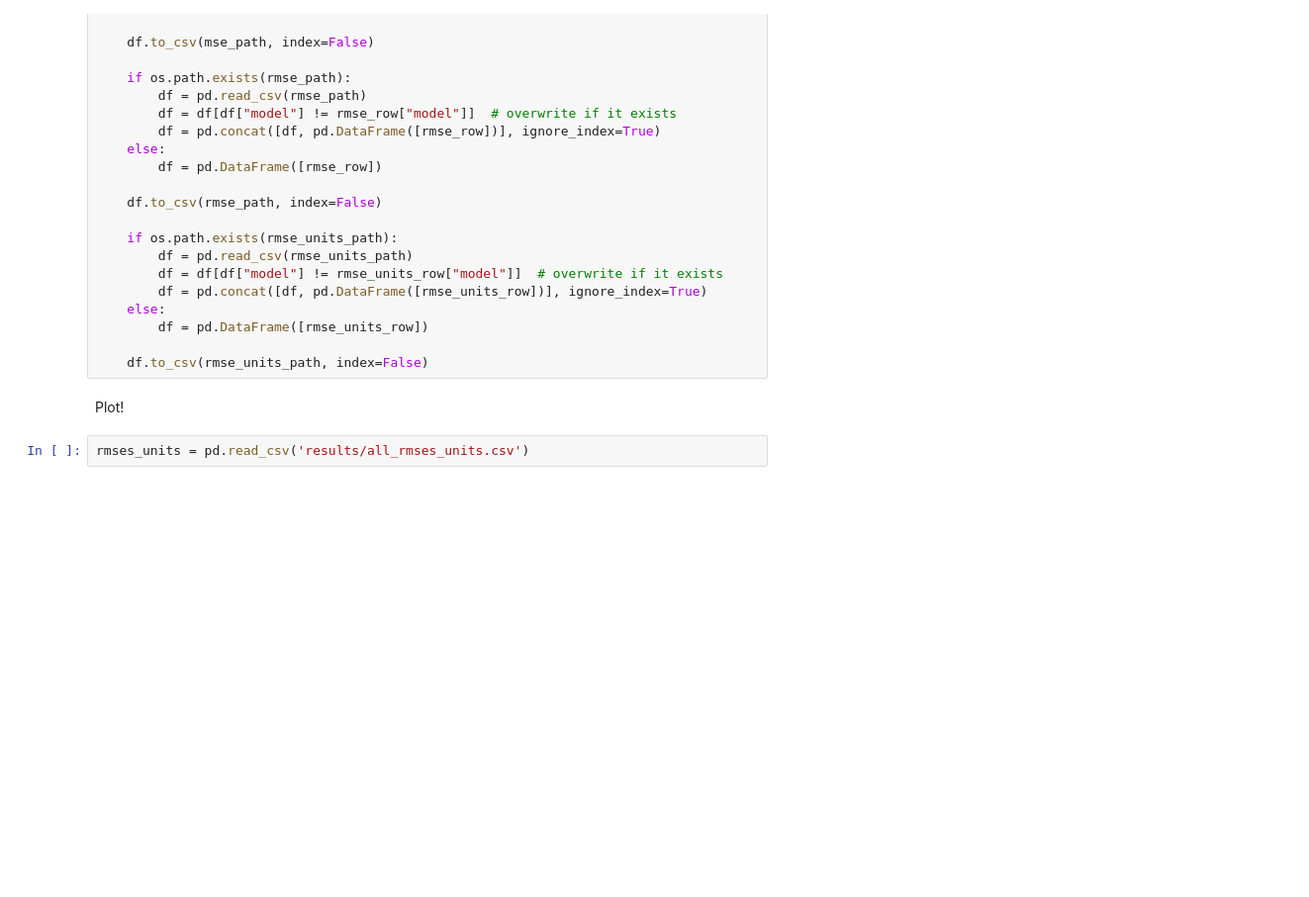
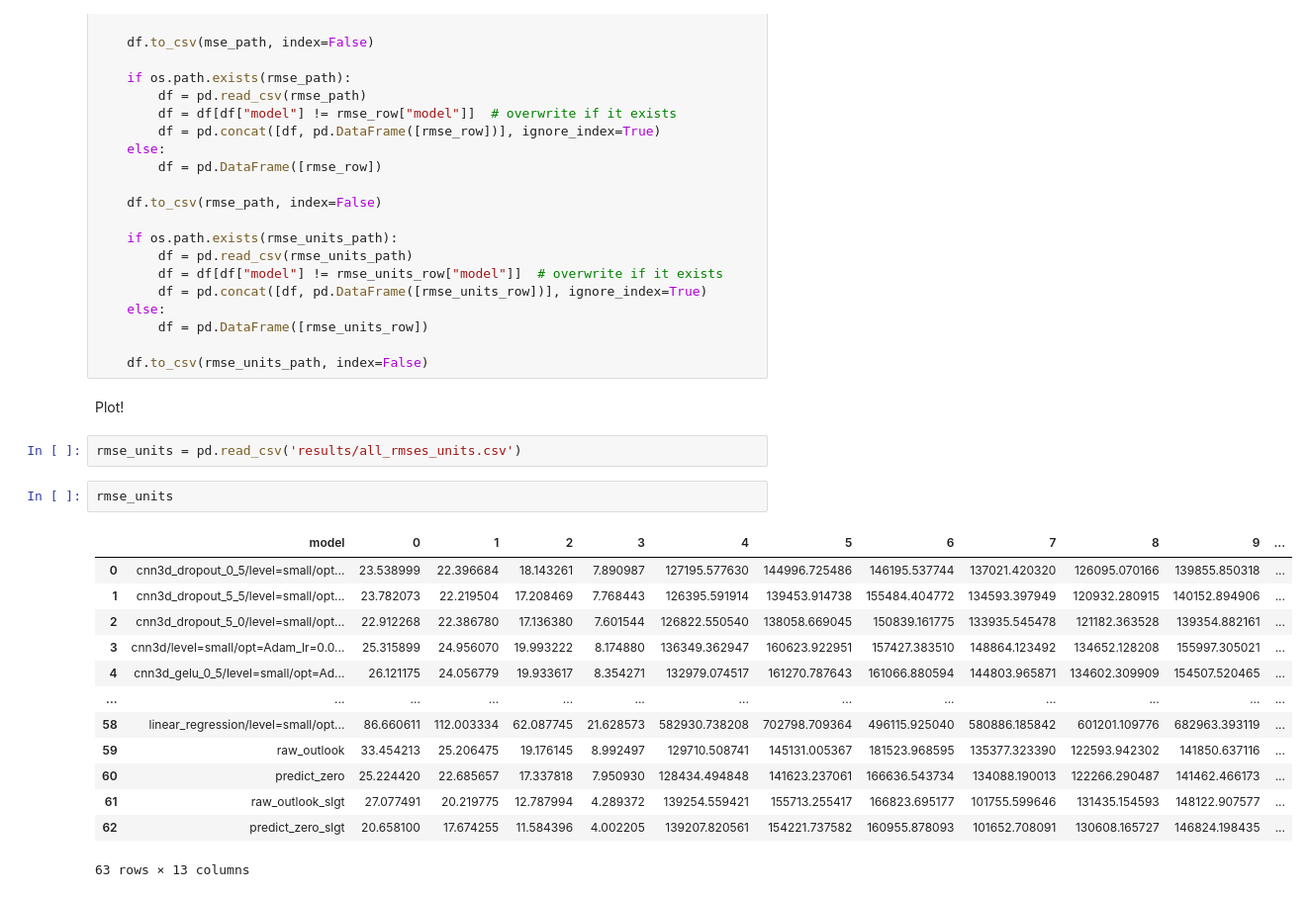
Before and after one commit to milesepstein13/convective_outlook_ml, a Jupyter notebook: compare_models.ipynb, the cells around one changed output. Shown at 99% size. Cells and saved outputs as stored; diff of their text form; blank space fills up the shorter version.

Commit message:
updated compare models for all models

```diff
--- a/compare_models.ipynb
+++ b/compare_models.ipynb
@@ -403,8 +358,24 @@ for mses, model_spec in zip([raw_mses, zero_mses], ['raw_outlook' + mod_str, 'pr
     df.to_csv(rmse_units_path, index=False)
 # %% [markdown]
 Plot!
-# %%
-rmses_units = pd.read_csv('results/all_rmses_units.csv')
+# %%
+rmse_units = pd.read_csv('results/all_rmses_units.csv')
+# %%
+rmse_units
+# %% [output]
+|  | model | 0 | 1 | 2 | 3 | 4 | 5 | 6 | 7 | 8 | 9 | ... |
+| 0 | cnn3d_dropout_0_5/level=small/opt... | 23.538999 | 22.396684 | 18.143261 | 7.890987 | 127195.577630 | 144996.725486 | 146195.537744 | 137021.420320 | 126095.070166 | 139855.850318 | ... |
+| 1 | cnn3d_dropout_5_5/level=small/opt... | 23.782073 | 22.219504 | 17.208469 | 7.768443 | 126395.591914 | 139453.914738 | 155484.404772 | 134593.397949 | 120932.280915 | 140152.894906 | ... |
+| 2 | cnn3d_dropout_5_0/level=small/opt... | 22.912268 | 22.386780 | 17.136380 | 7.601544 | 126822.550540 | 138058.669045 | 150839.161775 | 133935.545478 | 121182.363528 | 139354.882161 | ... |
+| 3 | cnn3d/level=small/opt=Adam_lr=0.0... | 25.315899 | 24.956070 | 19.993222 | 8.174880 | 136349.362947 | 160623.922951 | 157427.383510 | 148864.123492 | 134652.128208 | 155997.305021 | ... |
+| 4 | cnn3d_gelu_0_5/level=small/opt=Ad... | 26.121175 | 24.056779 | 19.933617 | 8.354271 | 132979.074517 | 161270.787643 | 161066.880594 | 144803.965871 | 134602.309909 | 154507.520465 | ... |
+| ... | ... | ... | ... | ... | ... | ... | ... | ... | ... | ... | ... | ... |
+| 58 | linear_regression/level=small/opt... | 86.660611 | 112.003334 | 62.087745 | 21.628573 | 582930.738208 | 702798.709364 | 496115.925040 | 580886.185842 | 601201.109776 | 682963.393119 | ... |
+| 59 | raw_outlook | 33.454213 | 25.206475 | 19.176145 | 8.992497 | 129710.508741 | 145131.005367 | 181523.968595 | 135377.323390 | 122593.942302 | 141850.637116 | ... |
+| 60 | predict_zero | 25.224420 | 22.685657 | 17.337818 | 7.950930 | 128434.494848 | 141623.237061 | 166636.543734 | 134088.190013 | 122266.290487 | 141462.466173 | ... |
+| 61 | raw_outlook_slgt | 27.077491 | 20.219775 | 12.787994 | 4.289372 | 139254.559421 | 155713.255417 | 166823.695177 | 101755.599646 | 131435.154593 | 148122.907577 | ... |
+| 62 | predict_zero_slgt | 20.658100 | 17.674255 | 11.584396 | 4.002205 | 139207.820561 | 154221.737582 | 160955.878093 | 101652.708091 | 130608.165727 | 146824.198435 | ... |
+63 rows × 13 columns
 # %%
 # Create stacked bars: one figure per bias type (Count, E-W, N-S).
 # Each figure has 4 bars (All, Wind, Hail, Tornado).
```
Also changed, not shown: parts of 6 cells of this notebook, 3 other files.
